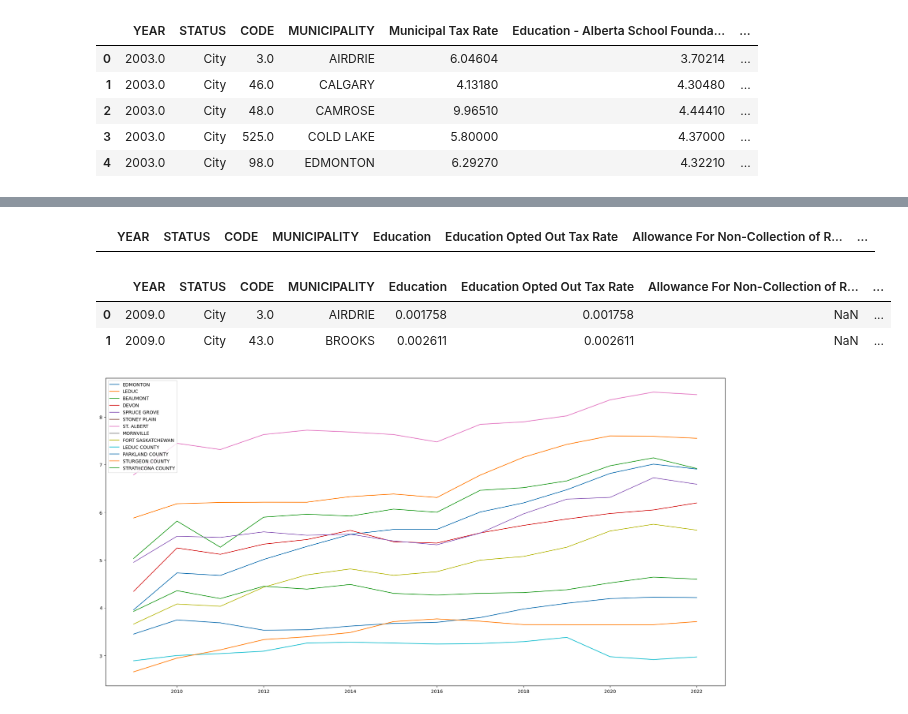
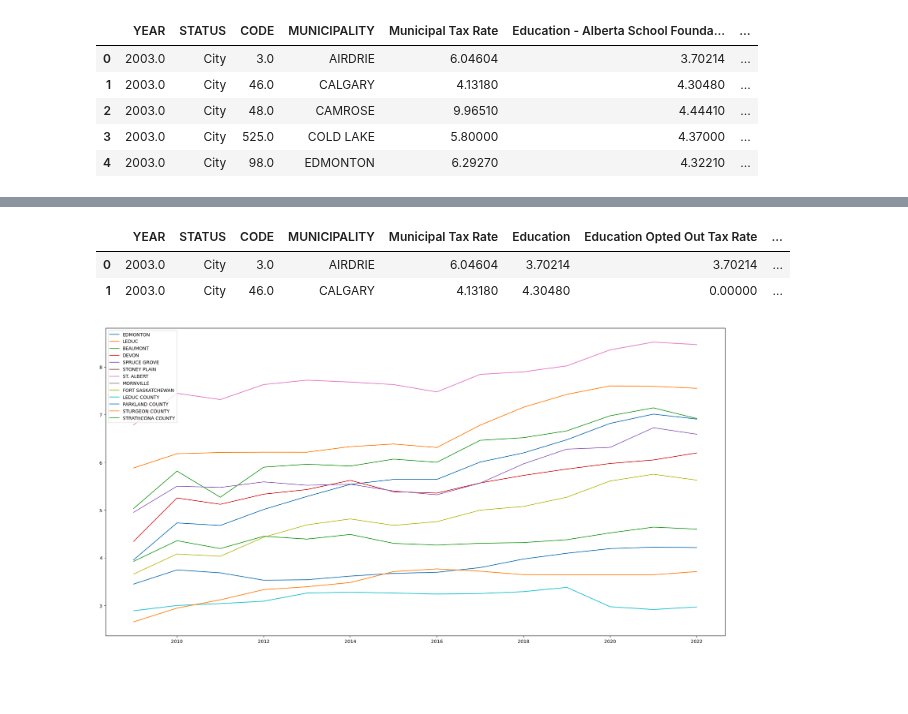
Before and after one commit to ddsarai/propertTax_comps, a Jupyter notebook: AB_pTax_2009_2021.ipynb, the cells around one changed output, grey strips where cells are left out. Drawn from its saved outputs; the diff is of its cells as text; code cells hidden in the pictures; blank space fills up the shorter version.

```diff
--- a/AB_pTax_2009_2021.ipynb
+++ b/AB_pTax_2009_2021.ipynb
@@ -238,3 +352,10 @@ Index(['YEAR', 'STATUS', 'CODE', 'MUNICIPALITY',
+# %%
+ab_ptax21_03 = ab_ptax21_03.copy()
+ab_ptax21_03['ResidentialTotalTax'] = ab_ptax21_03[['Residential','Education']].sum(axis=1)
+ab_ptax21_03['NonResidential'] = ab_ptax21_03_nr['NonResidential']
+ab_ptax21_03['NonResidential Education'] = ab_ptax21_03_nr['Education']
+
+ab_ptax21_03['NonResidentialTotalTax'] = ab_ptax21_03[['NonResidential','NonResidential Education']].sum(axis=1)
 # %%
 ab_ptax21_03.head()
 # %% [output]
@@ -247,6 +367,0 @@ ab_ptax21_03.head()
-# %%
-pd.concat([ab_ptax21_03, ab_ptax21_03_nr]).drop_duplicates(subset = ['YEAR', 'STATUS', 'CODE', 'MUNICIPALITY'], keep=False)
-# %% [output]
-|  | YEAR | STATUS | CODE | MUNICIPALITY | Education | Education Opted Out Tax Rate | Allowance For Non-Collection of R... | ... |
-# %%
-ab_ptax21_03.rename(columns={'General Municipal Tax Rate':'Residential', 'Education - Alberta School Foundation Fund Tax Rate':'Education', 'Seniors Lodge Accommodation Tax Rate':'SeniorsLodge'}, inplace=True)
@@ -262,9 +368,13 @@ ab_ptax09_21['NonResidentialTotalTax'] = ab_ptax09_21[['NonResidential','NonResi
+# %%
+ab_ptax21_03.loc[:,['Residential', 'NonResidential', 'ResidentialTotalTax', 'NonResidentialTotalTax', 'NonResidential Education']] = ab_ptax21_03.loc[:,['Residential', 'NonResidential', 'ResidentialTotalTax', 'NonResidentialTotalTax', 'NonResidential Education']] * 0.001
+# %%
+ab_ptax21_03.loc[ab_ptax21_03['YEAR'] < 2017,'NonRes/Res Tax Ratio'] = ab_ptax21_03.loc[ab_ptax21_03['YEAR'] < 2017,'NonResidential']/ab_ptax21_03.loc[ab_ptax21_03['YEAR'] < 2017, 'Residential']
 # %%
-ab_ptax09_21.head(2)
+ab_ptax21_03.head(2)
 # %% [output]
-|  | YEAR | STATUS | CODE | MUNICIPALITY | Education | Education Opted Out Tax Rate | Allowance For Non-Collection of R... | ... |
-| 0 | 2009.0 | City | 3.0 | AIRDRIE | 0.001758 | 0.001758 | NaN | ... |
-| 1 | 2009.0 | City | 43.0 | BROOKS | 0.002611 | 0.002611 | NaN | ... |
+|  | YEAR | STATUS | CODE | MUNICIPALITY | Municipal Tax Rate | Education | Education Opted Out Tax Rate | ... |
+| 0 | 2003.0 | City | 3.0 | AIRDRIE | 6.04604 | 3.70214 | 3.70214 | ... |
+| 1 | 2003.0 | City | 46.0 | CALGARY | 4.13180 | 4.30480 | 0.00000 | ... |
 # %%
 edmonton_metro = ['EDMONTON', 'LEDUC', 'BEAUMONT', 'DEVON', 'SPRUCE GROVE', 'STONEY PLAIN', 'ST. ALBERT', 'MORNVILLE', 'FORT SASKATCHEWAN', 'LEDUC COUNTY', 'PARKLAND COUNTY', 'STURGEON COUNTY', 'STRATHCONA COUNTY']
 
```
Also changed, not shown: parts of 36 cells of this notebook.
